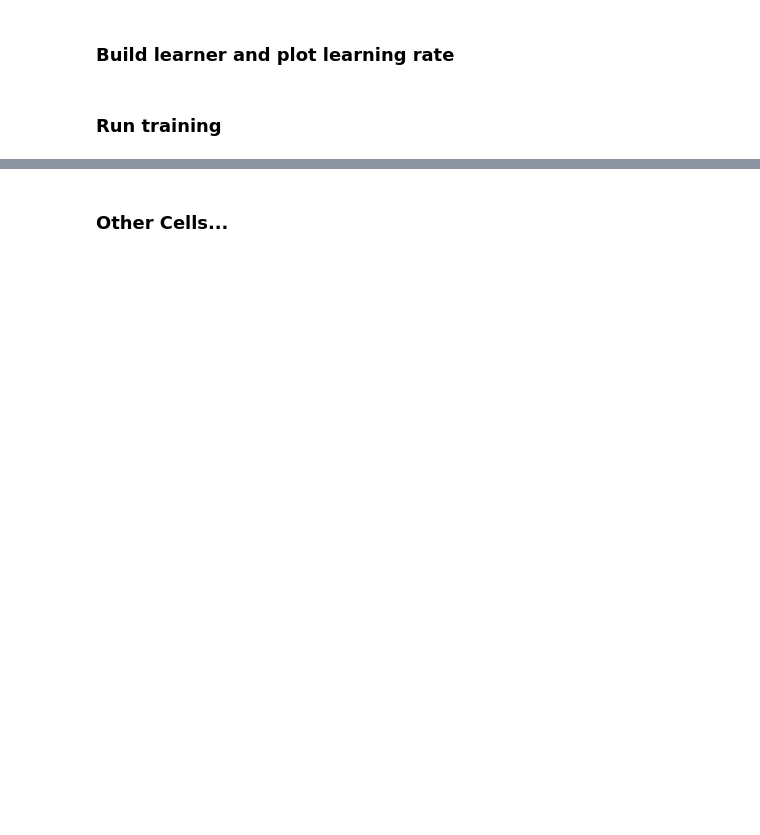
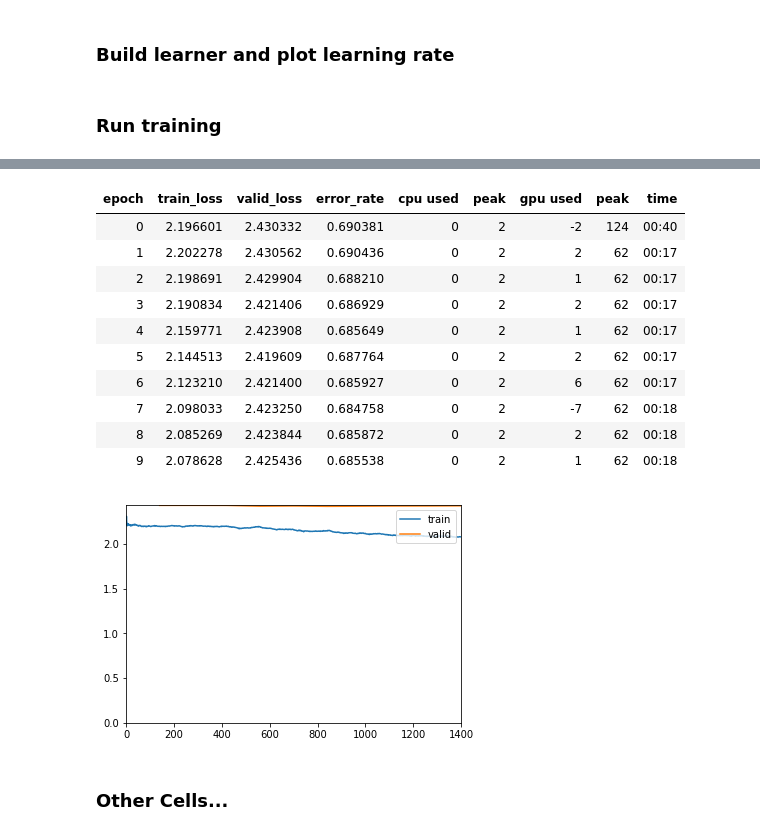
Before and after one commit to BarberAlec/Othello-Game-Playing-AI-Evaluation, a Jupyter notebook: Othello_CNN.ipynb, the cells around one changed output, grey strips where cells are left out. Saved outputs shown, nothing was run; the diff lists cells and outputs as text; code cells hidden in the pictures; blank space fills up the shorter version.

```diff
--- a/Othello_CNN.ipynb
+++ b/Othello_CNN.ipynb
@@ -100,3 +124,19 @@ learn.load( 'stage1' )
+# %%
+learn.unfreeze()
+learn.fit_one_cycle( 10, slice(lr/100, lr/10) )
+# %% [output]
+| epoch | train_loss | valid_loss | error_rate | cpu used | peak | gpu used | peak | time |
+| 0 | 2.196601 | 2.430332 | 0.690381 | 0 | 2 | -2 | 124 | 00:40 |
+| 1 | 2.202278 | 2.430562 | 0.690436 | 0 | 2 | 2 | 62 | 00:17 |
+| 2 | 2.198691 | 2.429904 | 0.688210 | 0 | 2 | 1 | 62 | 00:17 |
+| 3 | 2.190834 | 2.421406 | 0.686929 | 0 | 2 | 2 | 62 | 00:17 |
+| 4 | 2.159771 | 2.423908 | 0.685649 | 0 | 2 | 1 | 62 | 00:17 |
+| 5 | 2.144513 | 2.419609 | 0.687764 | 0 | 2 | 2 | 62 | 00:17 |
+| 6 | 2.123210 | 2.421400 | 0.685927 | 0 | 2 | 6 | 62 | 00:17 |
+| 7 | 2.098033 | 2.423250 | 0.684758 | 0 | 2 | -7 | 62 | 00:18 |
+| 8 | 2.085269 | 2.423844 | 0.685872 | 0 | 2 | 2 | 62 | 00:18 |
+| 9 | 2.078628 | 2.425436 | 0.685538 | 0 | 2 | 1 | 62 | 00:18 |
+[figure, added]
 # %% [markdown]
 ### Other Cells...
 # %%
```
Also changed, not shown: parts of 6 cells of this notebook, 2 other files.
